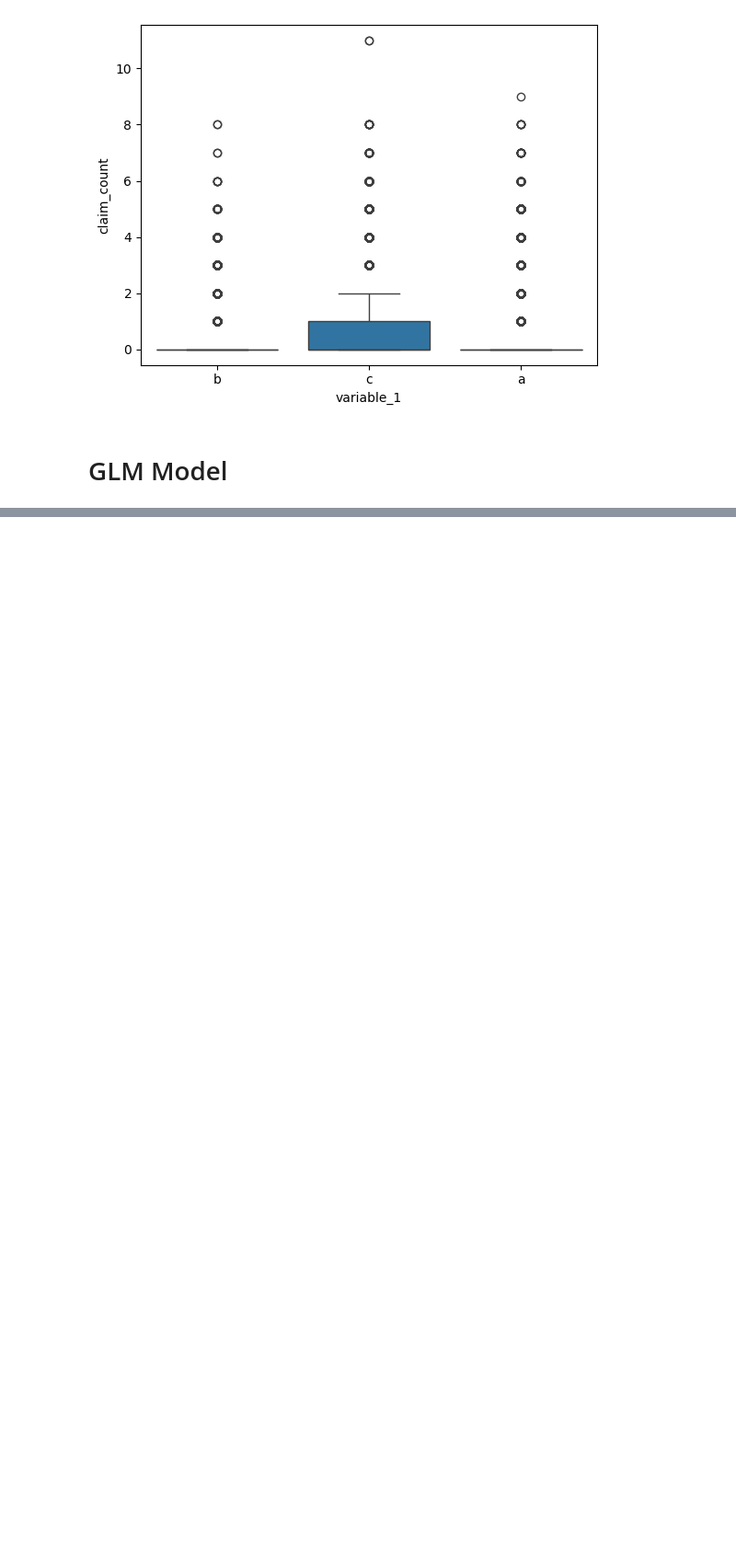
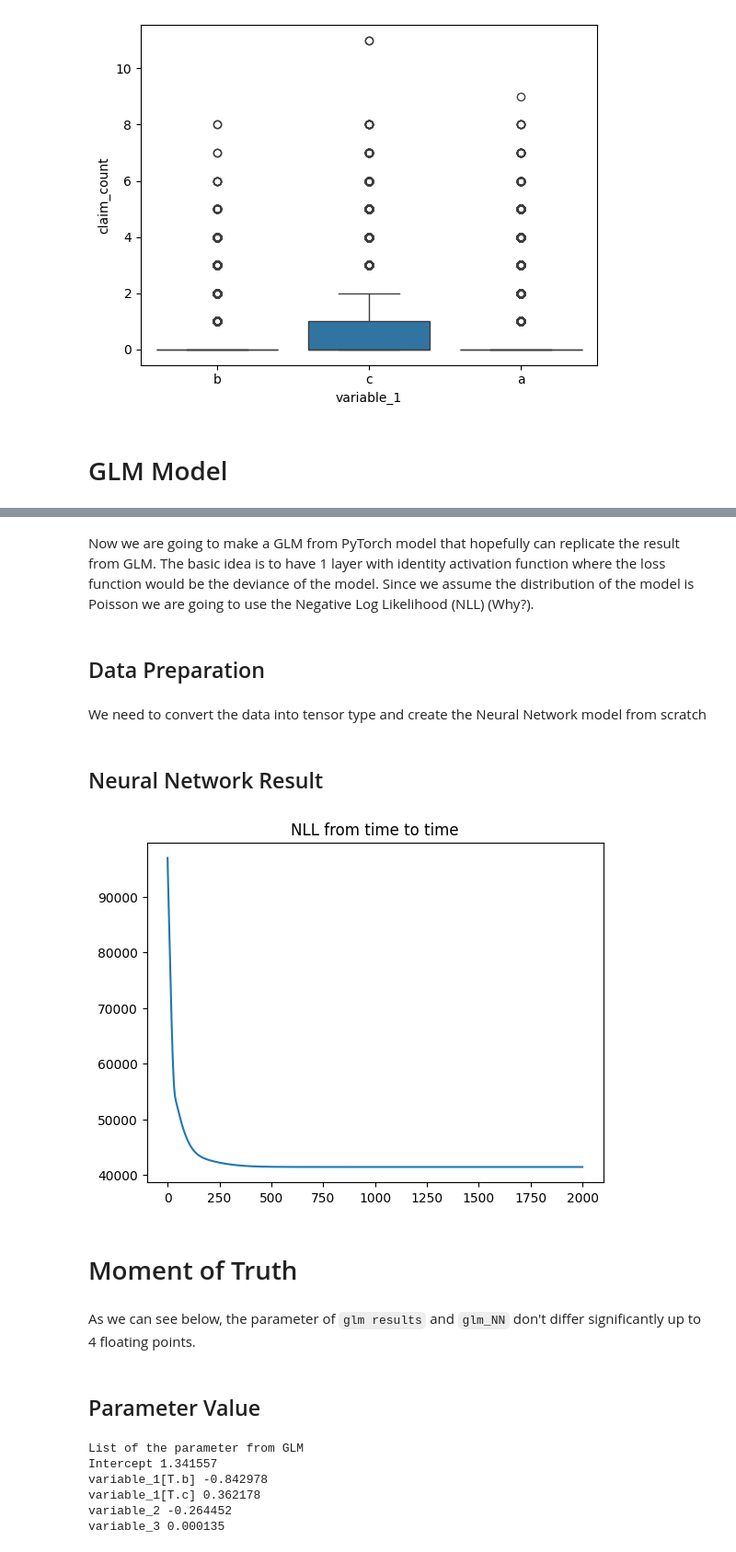
Before and after one commit to leonv1602/my-actuarial-journey, a Jupyter notebook: Machine Learning and Deep Learning/A tale on GLM.ipynb, the cells around one changed output, grey strips where cells are left out. Shown at 92% size. Drawn from its saved outputs; the diff is of its cells as text; code cells hidden in the pictures; blank space fills up the shorter version.

```diff
--- a/Machine Learning and Deep Learning/A tale on GLM.ipynb
+++ b/Machine Learning and Deep Learning/A tale on GLM.ipynb
@@ -120,0 +139,6 @@ Generalized Linear Model Regression Results
+# %% [markdown]
+Now we are going to make a GLM from PyTorch model that hopefully can replicate the result from GLM. The basic idea is to have 1 layer with identity activation function where the loss function would be the deviance of the model. Since we assume the distribution of the model is Poisson we are going to use the Negative Log Likelihood (NLL) (Why?).
+# %% [markdown]
+## Data Preparation
+# %% [markdown]
+We need to convert the data into tensor type and create the Neural Network model from scratch
@@ -120,0 +154,57 @@ Generalized Linear Model Regression Results
+# %%
+class GLM_from_NN(nn.Module):
+    def __init__(self, seed, features_):
+        super(GLM_from_NN, self).__init__()
+        torch.manual_seed(seed)
+        self.model_glm = nn.Linear(features_, 1)
+
+    def forward(self, x, offset_):
+        return torch.exp(self.model_glm(x).flatten())* offset_
+# %%
+glm_NN = GLM_from_NN(
+    seed = 101, features_= X_train.shape[1]
+    )
+# %%
+def train_GLM_NN(NN_model, train_data, exposure_data, target_data, optimizer_function, n_epochs):
+    loss_function = nn.PoissonNLLLoss(log_input = False, reduction='sum')
+    history = {"loss": []}
+    for epoch in range(n_epochs):
+        NN_model.train()
+
+        pred_train = NN_model(train_data, exposure_data)
+        loss_ = loss_function(pred_train, target_data)
+        history['loss'].append(loss_.item())
+        optimizer.zero_grad()
+        loss_.backward()
+        optimizer.step()
+
+    NN_model.eval()
+    return history
+optimizer = torch.optim.NAdam(glm_NN.parameters(), lr = 0.01)
+# %% [markdown]
+## Neural Network Result
+# %%
+history = train_GLM_NN(glm_NN, X_train, exposure, claim_count, optimizer, n_epochs= 2_000)
+# %%
+plt.plot(history['loss'])
+plt.title('NLL from time to time')
+plt.show()
+# %% [output]
+[figure, added]
+# %% [markdown]
+# Moment of Truth
+# %% [markdown]
+As we can see below, the parameter of `glm results` and `glm_NN` don't differ significantly up to 4 floating points.
+# %% [markdown]
+## Parameter Value
+# %%
+print(f'List of the parameter from GLM')
+for i in range(X_train_name.shape[0]+1):
+    print(f'{glm_result.params.index[i]} {glm_result.params.iloc[i]:.6f}')
+# %% [output]
+List of the parameter from GLM
+Intercept 1.341557
+variable_1[T.b] -0.842978
+variable_1[T.c] 0.362178
+variable_2 -0.264452
+variable_3 0.000135
```
Also changed, not shown: parts of 20 cells of this notebook.
